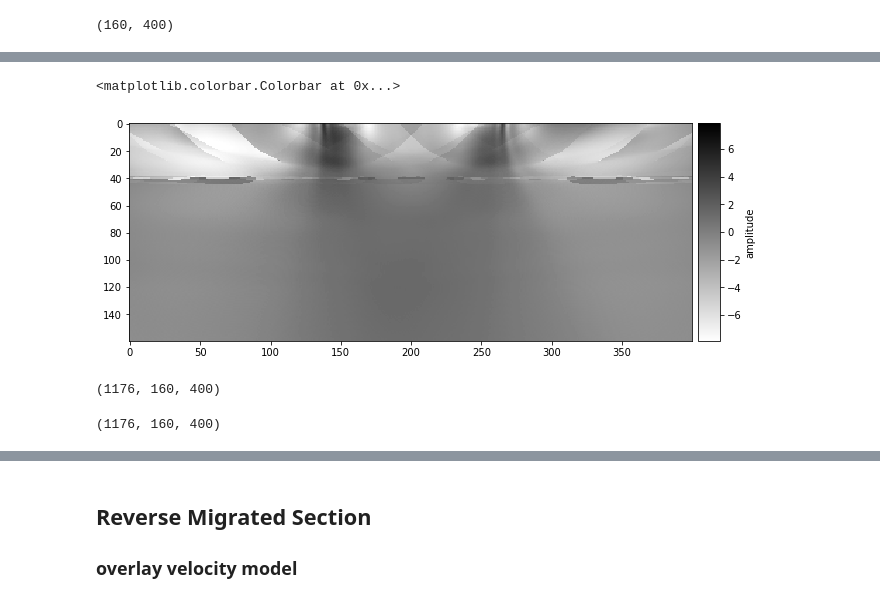
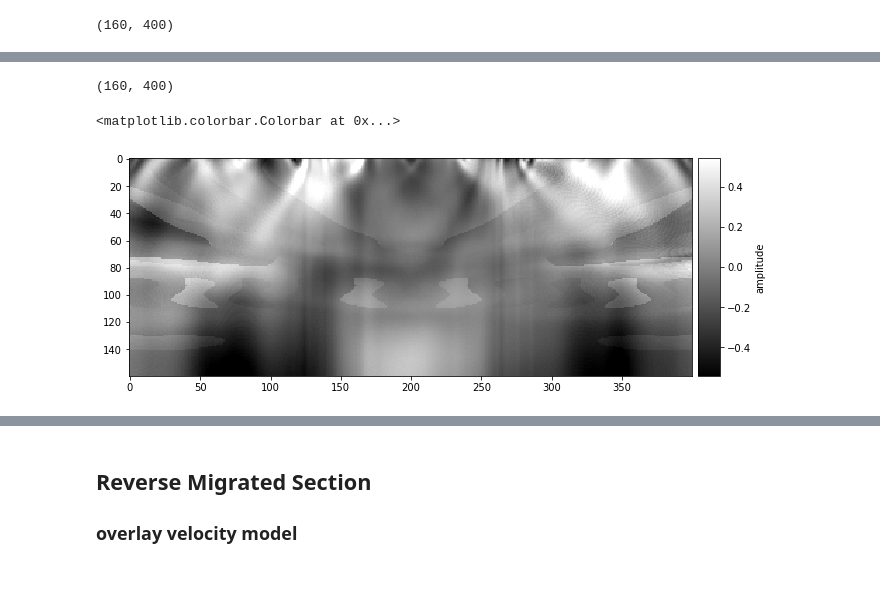
Before and after one commit to eusoubrasileiro/master, a Jupyter notebook: RTM Pre-Stack.ipynb, the cells around one changed output, grey strips where cells are left out. Drawn from its saved outputs; the diff is of its cells as text; code cells hidden in the pictures.

```diff
--- a/RTM Pre-Stack.ipynb
+++ b/RTM Pre-Stack.ipynb
@@ -183,7 +188,7 @@ plt.grid(which='both')
 from scipy import signal
 
 ny = 1./(2*dt) # nyquest
-flow, fhigh = 2./ny, 50/ny # 5 Hz to 50Hz
+flow, fhigh = 5./ny, 50/ny # 5 Hz to 50Hz
 fir = signal.firwin(255, [flow, fhigh], pass_zero=False)
 #b, a = signal.butter(8, flow, btype='highpass')
 #shots = signal.filtfilt(b, a, shots, axis=0)
@@ -249,7 +254,7 @@ nt = shots[0]
 # %%
 receivers = shots[::-1,:]
 # %%
-decay=0.00005
+decay=5e-6
 pad=receivers.shape[0]
 ix = np.arange(0, pad)
 tfilter = np.exp(-(decay*(pad-ix))**2)
@@ -370,0 +372,6 @@ import tqdm
+# %%
+@njit
+def norm_minmax(arr):
+    "normalize to -0.5 to 0.5"
+    minv, maxv = np.min(arr), np.max(arr)
+    return -0.5 + (arr - minv)/(maxv - minv)
@@ -371,4 +380,6 @@ import tqdm
 # %%
+import tqdm
+
 source = ricker(np.arange(0, nt*dt, dt), td, f) # source for modeling shot
 migrated = np.zeros((mnz, mnx))
 for i in tqdm.tqdm(range(9)):
@@ -380,21 +391,23 @@ for i in tqdm.tqdm(range(9)):
     mshot = wavemodeling(velocity, ds, f, td, dt, nt, sz[i], sx[i], source)
     # model reverse shot from receivers # 80 reinjected 'receivers'
     rshot = wavemodeling(velocity, ds, f, td, dt, nt, rz, rx, receivers[:, i*80:(i+1)*80])
-    migrated += migrate_tmax(mshot, rshot)
+    shot_migrated = migrate_tmax(mshot, rshot)
+    # detrend migrated shot
+    shot_migrated = detrend(shot_migrated, type='constant', axis=0)
+    # normalize to -0.5/0.5 amplitudes
+    shot_migrated = norm_minmax(shot_migrated)
+    # increment in the migrated image
+    migrated += shot_migrated
+# %%
+shot_migrated.shape
+# %% [output]
+(160, 400)
 # %%
 plt.figure(figsize=(12,4))
-perc = np.percentile(migrated, 0.1)
-im = plt.imshow(migrated,
-                aspect='auto', cmap='gray_r', vmin=perc, vmax=-perc)
+perc = np.percentile(detrend(migrated, type='constant', axis=0), 1)
+im = plt.imshow(detrend(migrated, type='constant', axis=0),
+                aspect='auto', cmap='gray', vmin=perc, vmax=-perc)
 plt.colorbar(im,  shrink=1, pad = 0.01, aspect=10, label=u'amplitude')
 # %% [output]
 <matplotlib.colorbar.Colorbar at 0x...>
-[figure, old version]
+[figure, new version]
-# %%
-mshot.shape
-# %% [output]
-(1176, 160, 400)
-# %%
-rshot.shape
-# %% [output]
-(1176, 160, 400)
```
Also changed, not shown: parts of 28 cells of this notebook, 1 other file.
